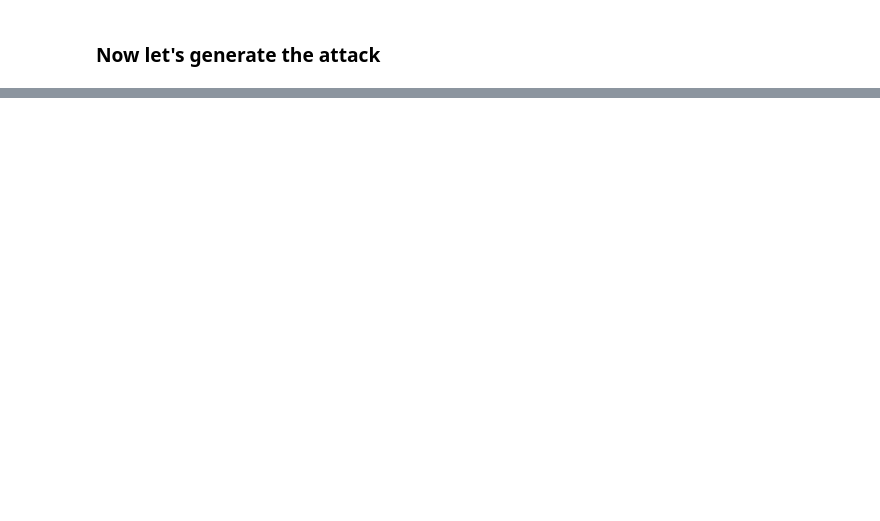
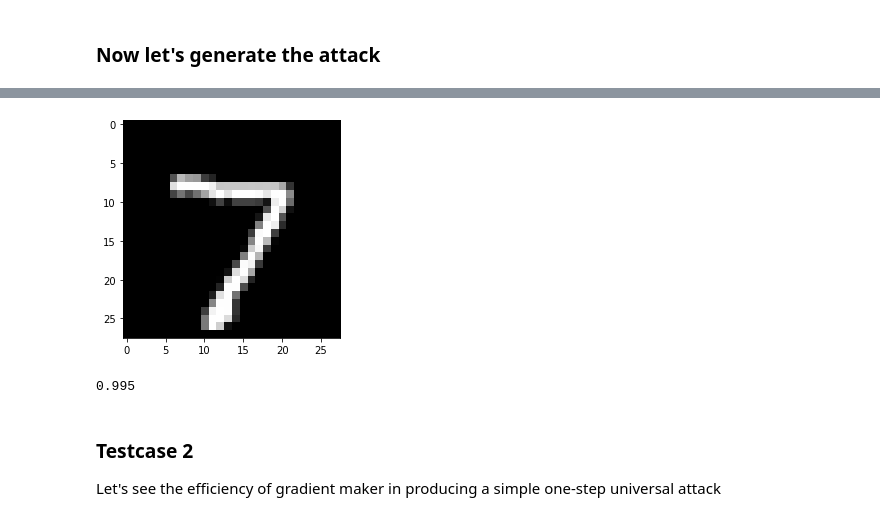
Before and after one commit to m-mehabadi/grad-maker, a Jupyter notebook: _notebooks/UniversalAttackGenerator.ipynb, the cells around one changed output, grey strips where cells are left out. Cells and saved outputs as stored; diff of their text form; code cells hidden in the pictures; blank space fills up the shorter version.

```diff
--- a/_notebooks/UniversalAttackGenerator.ipynb
+++ b/_notebooks/UniversalAttackGenerator.ipynb
@@ -245,0 +276,10 @@ validate(model, train_loader, universal_v2, False)
+# %%
+imshow(fgsm(model, X, y, alpha), 0)
+print(accuracy(model, fgsm(model, X, y, alpha), y))
+# %% [output]
+[figure, added]
+0.995
+# %% [markdown]
+### Testcase 2
+
+Let's see the efficiency of gradient maker in producing a simple one-step universal attack
```
Also changed, not shown: parts of 21 cells of this notebook.
